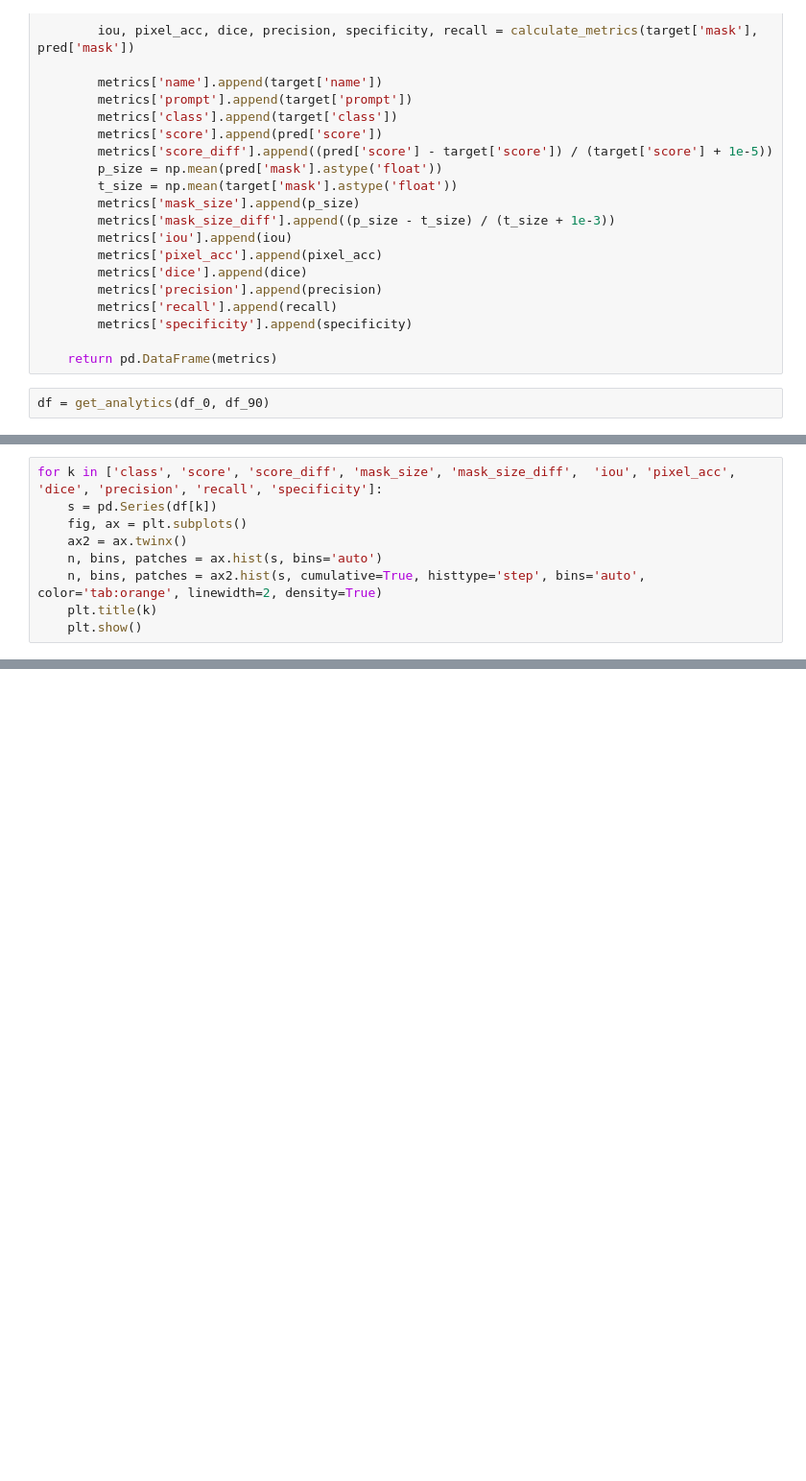
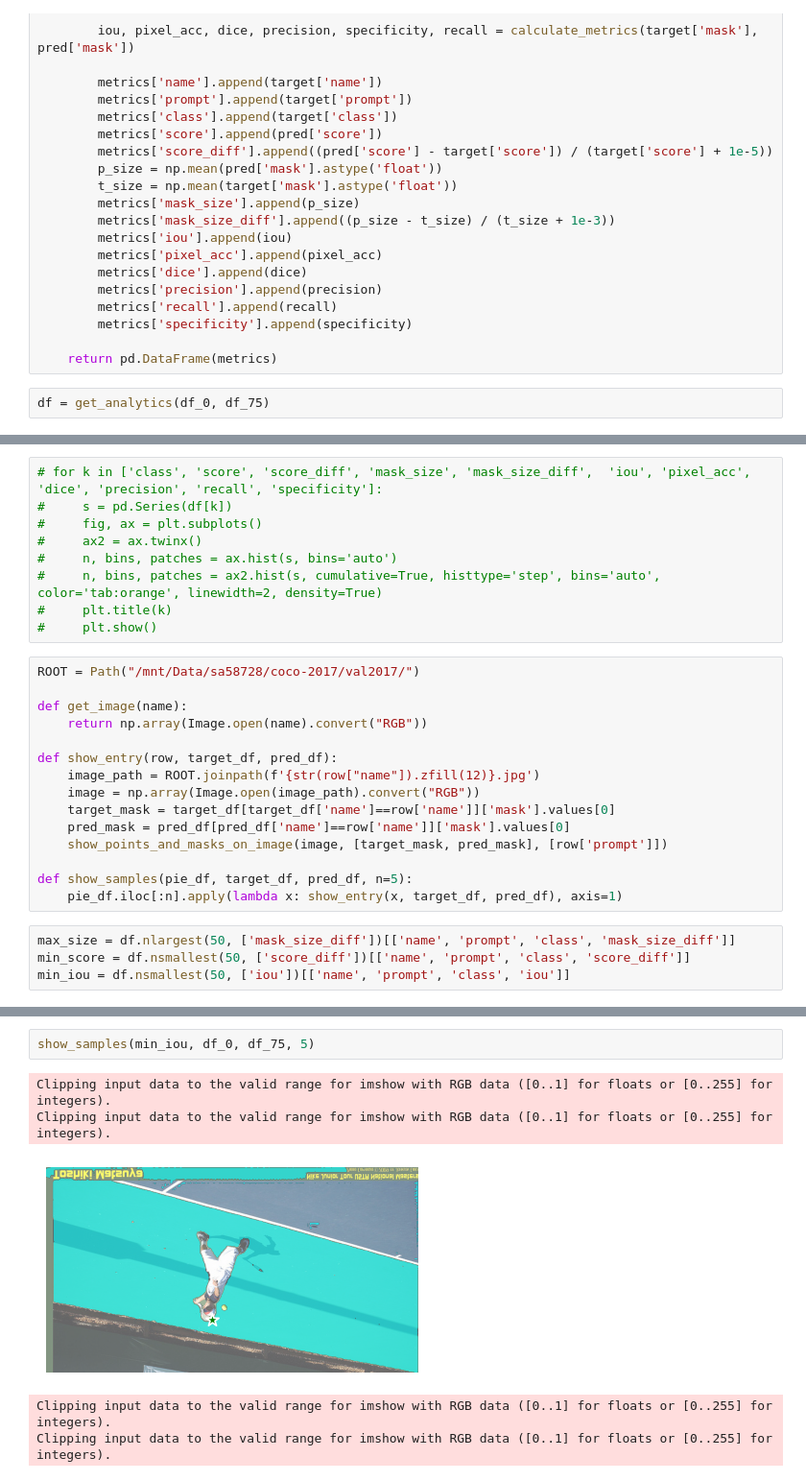
Before and after one commit to simoneangarano/BenchSAM, a Jupyter notebook: COCO_Test.ipynb, the cells around one changed output, grey strips where cells are left out. Shown: that part at 96% size. Drawn from its saved outputs; the diff is of its cells as text; blank space fills up the shorter version.

Commit message:
step_2 complete

```diff
--- a/COCO_Test.ipynb
+++ b/COCO_Test.ipynb
@@ -462,6 +440,6 @@ def get_analytics(target_df, pred_df):
 
     return pd.DataFrame(metrics)
 # %%
-df = get_analytics(df_0, df_90)
+df = get_analytics(df_0, df_75)
 # %%
 df.head()
@@ -468,9 +453,28 @@ df.head()
 # %%
-for k in ['class', 'score', 'score_diff', 'mask_size', 'mask_size_diff',  'iou', 'pixel_acc', 'dice', 'precision', 'recall', 'specificity']:
-    s = pd.Series(df[k])
-    fig, ax = plt.subplots()
-    ax2 = ax.twinx()
-    n, bins, patches = ax.hist(s, bins='auto')
-    n, bins, patches = ax2.hist(s, cumulative=True, histtype='step', bins='auto', color='tab:orange', linewidth=2, density=True)
-    plt.title(k)
-    plt.show()
+# for k in ['class', 'score', 'score_diff', 'mask_size', 'mask_size_diff',  'iou', 'pixel_acc', 'dice', 'precision', 'recall', 'specificity']:
+#     s = pd.Series(df[k])
+#     fig, ax = plt.subplots()
+#     ax2 = ax.twinx()
+#     n, bins, patches = ax.hist(s, bins='auto')
+#     n, bins, patches = ax2.hist(s, cumulative=True, histtype='step', bins='auto', color='tab:orange', linewidth=2, density=True)
+#     plt.title(k)
+#     plt.show()
+# %%
+ROOT = Path("/mnt/Data/sa58728/coco-2017/val2017/")
+
+def get_image(name):
+    return np.array(Image.open(name).convert("RGB"))
+
+def show_entry(row, target_df, pred_df):
+    image_path = ROOT.joinpath(f'{str(row["name"]).zfill(12)}.jpg')
+    image = np.array(Image.open(image_path).convert("RGB"))
+    target_mask = target_df[target_df['name']==row['name']]['mask'].values[0]
+    pred_mask = pred_df[pred_df['name']==row['name']]['mask'].values[0]
+    show_points_and_masks_on_image(image, [target_mask, pred_mask], [row['prompt']])
+
+def show_samples(pie_df, target_df, pred_df, n=5):
+    pie_df.iloc[:n].apply(lambda x: show_entry(x, target_df, pred_df), axis=1)
+# %%
+max_size = df.nlargest(50, ['mask_size_diff'])[['name', 'prompt', 'class', 'mask_size_diff']]
+min_score = df.nsmallest(50, ['score_diff'])[['name', 'prompt', 'class', 'score_diff']]
+min_iou = df.nsmallest(50, ['iou'])[['name', 'prompt', 'class', 'iou']]
@@ -476,0 +490,8 @@ for k in ['class', 'score', 'score_diff', 'mask_size', 'mask_size_diff',  'iou',
+# %%
+show_samples(min_iou, df_0, df_75, 5)
+# %% [output]
+Clipping input data to the valid range for imshow with RGB data ([0..1] for floats or [0..255] for integers).
+Clipping input data to the valid range for imshow with RGB data ([0..1] for floats or [0..255] for integers).
+[figure, added]
+Clipping input data to the valid range for imshow with RGB data ([0..1] for floats or [0..255] for integers).
+Clipping input data to the valid range for imshow with RGB data ([0..1] for floats or [0..255] for integers).
```
Also changed, not shown: parts of 18 cells of this notebook, 8 other files.
